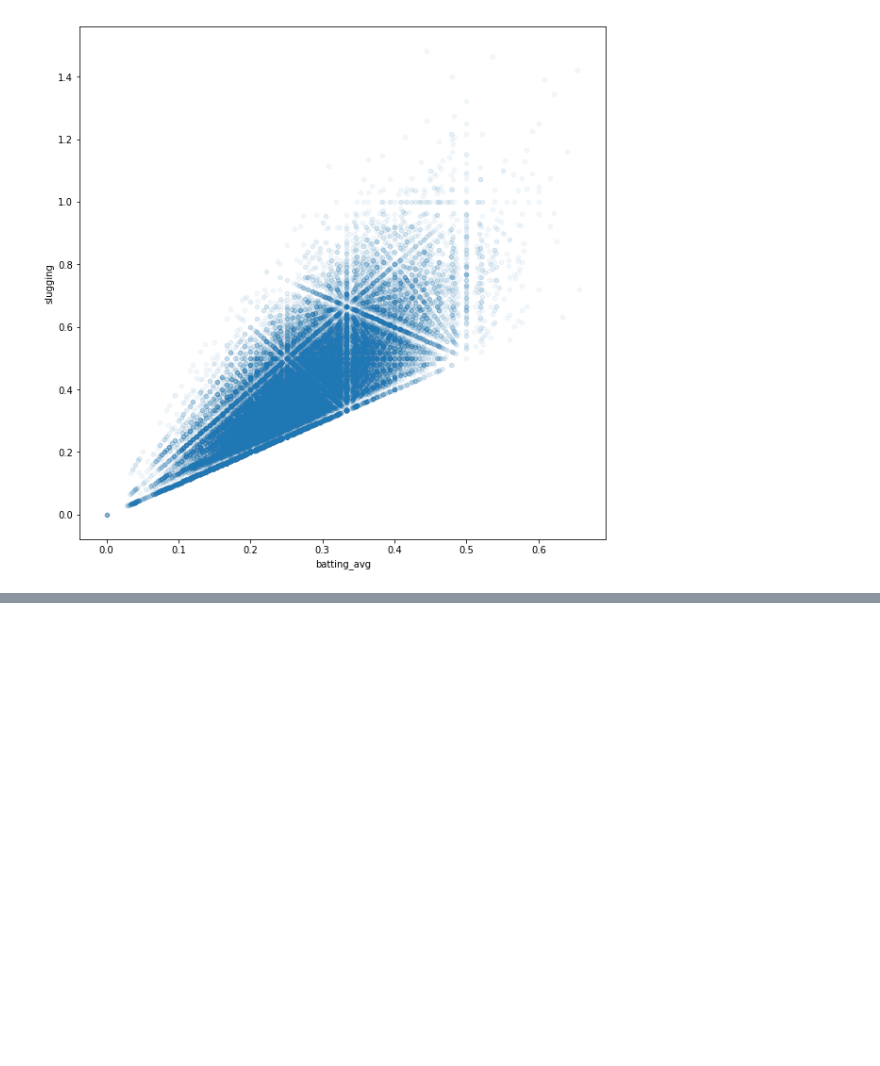
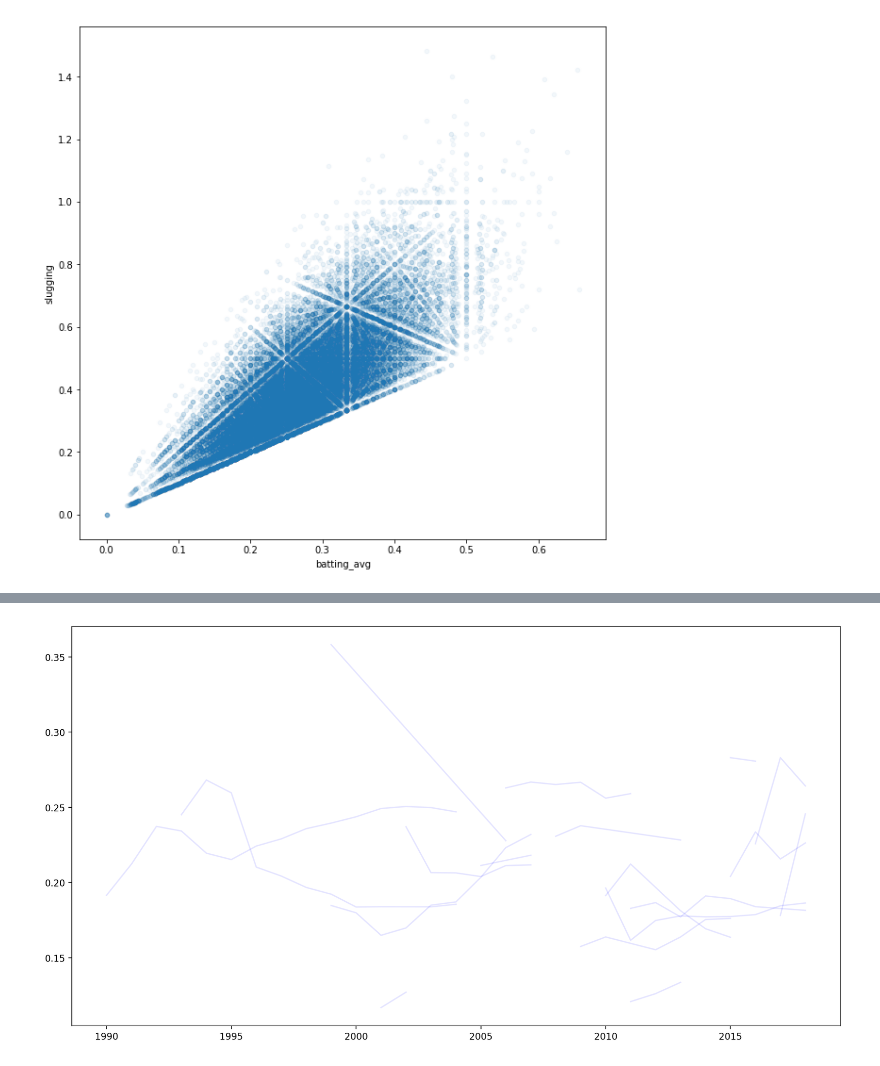
Before and after one commit to RyanAugust/fantasy-machine, a Jupyter notebook: MLB_functions.ipynb, the cells around one changed output, grey strips where cells are left out. Saved outputs shown, nothing was run; the diff lists cells and outputs as text; code cells hidden in the pictures; blank space fills up the shorter version.

```diff
--- a/MLB_functions.ipynb
+++ b/MLB_functions.ipynb
@@ -192,0 +274,8 @@ len(f_)
+# %%
+pit = final.groupby(['pitcher_id','year']).agg({'batting_avg':[singles,doubles,triples,home_runs,walks],
+                                                'pitches':'count'})
+pit[('batting_avg','hits')] = pit['batting_avg'][['singles','doubles','triples','home_runs']].sum(axis=1)
+pit[('batting_avg','ab')] = pit['pitches']['count'] - pit['batting_avg']['walks']
+
+pit_ = pit['batting_avg'][['hits','ab']].unstack(level=0).cumsum().stack(
+    level=1).reset_index().sort_values('year')
@@ -192,0 +291,10 @@ len(f_)
+# %%
+fig, ax1= plt.subplots(figsize=(15,8), dpi=200)
+for pitcher in list(set(pit_['pitcher_id'].tolist())):
+    single_pit = pit_[pit_['pitcher_id'] == pitcher]
+    single_pit['avg'] = single_pit['hits']/single_pit['ab']
+    X = single_pit['year']
+    Y = single_pit['avg']
+    ax1.plot(X, Y, alpha=.1, color='blue')
+# %% [output]
+[figure, added]
```
Also changed, not shown: parts of 26 cells of this notebook.
